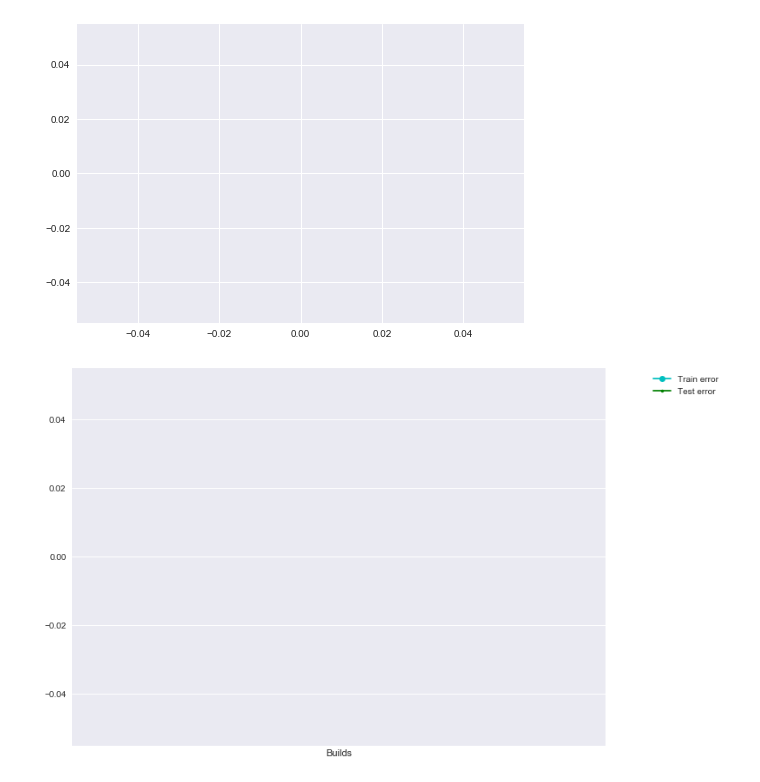
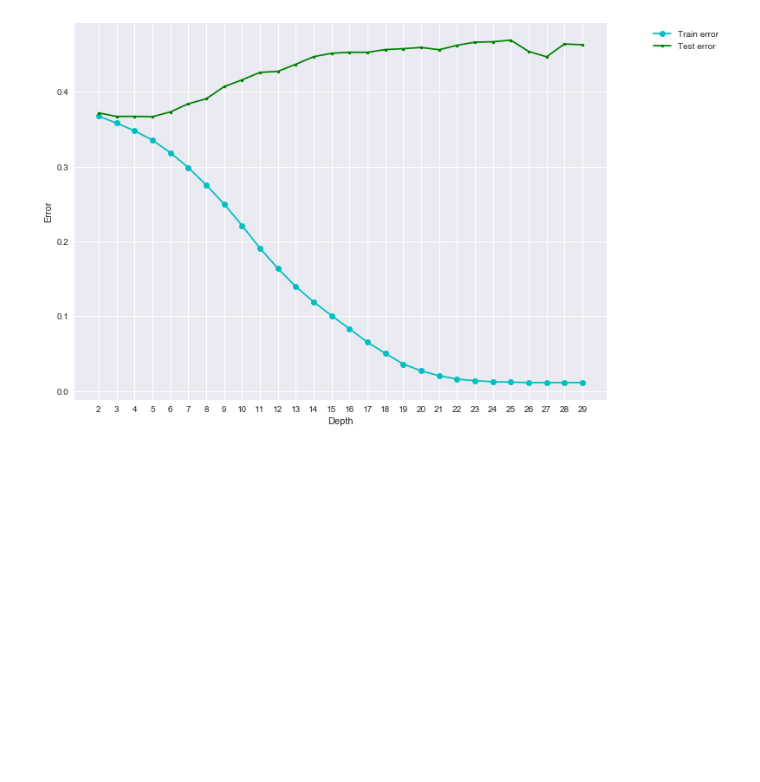
Before and after one commit to prerit2010/predictBookPrices, a Jupyter notebook: train.ipynb, the cells around one changed output. Drawn from its saved outputs; the diff is of its cells as text; code cells hidden in the pictures; blank space fills up the shorter version.

Commit message:
normalize columns

```diff
--- a/train.ipynb
+++ b/train.ipynb
@@ -57,4 +56,7 @@ def get_word_vectors(df):
 # %%
 sentences = get_word_vectors(data['Synopsis'])
 # %%
-data = data.drop(columns=['Synopsis'])
+data = data.drop(columns=['Title', 'Edition_year', 'Synopsis'])
+# %%
+headers = ["Wordvec"+ str(i) for i in range(300)]
+sentences = pd.DataFrame(data=sentences , index=data.index, columns=headers)
@@ -71,6 +83,8 @@ X = data.drop(columns=['Price'])
 # %%
 ce_bin = ce.BinaryEncoder(cols = ['BookCategory', 'Genre','Author','Edition_type'])
 X = ce_bin.fit_transform(X, Y)
+# %%
+X = normalize(X)
 # %%
 x_train, x_test, y_train, y_test = train_test_split(X, Y, test_size=0.20, random_state=42)
 # %%
@@ -94,5 +112,5 @@ x_train.shape, x_test.shape, y_train.shape, y_test.shape
 # %%
-reg_model = DecisionTreeRegressor(max_depth=15)
+reg_model = DecisionTreeRegressor(max_depth=2)
 # %%
 # reg_model = linear_model.Ridge(alpha=100.0,)
 # %%
@@ -130,21 +160,21 @@ d = pd.DataFrame({"train_error": train_errors, "test_error": test_errors, "depth
 # %%
 builds = d['depths']
 y_stack = np.row_stack((d['train_error'], d['test_error']))
 
 fig = plt.figure(figsize=(11,8))
 ax1 = fig.add_subplot(111)
 
 ax1.plot(builds, y_stack[0,:], label='Train error', color='c', marker='o')
 ax1.plot(builds, y_stack[1,:], label='Test error', color='g', marker='.')
 
 plt.xticks(builds)
-plt.xlabel('Builds')
+plt.xlabel('Depth')
+plt.ylabel('Error')
 
 handles, labels = ax1.get_legend_handles_labels()
 lgd = ax1.legend(handles, labels, loc='upper center', bbox_to_anchor=(1.15,1))
 ax1.grid('on')
 
 plt.show()
 # %% [output]
-[figure, old version]
+[figure, new version]
-[figure, removed]
```
Also changed, not shown: parts of 17 cells of this notebook.
